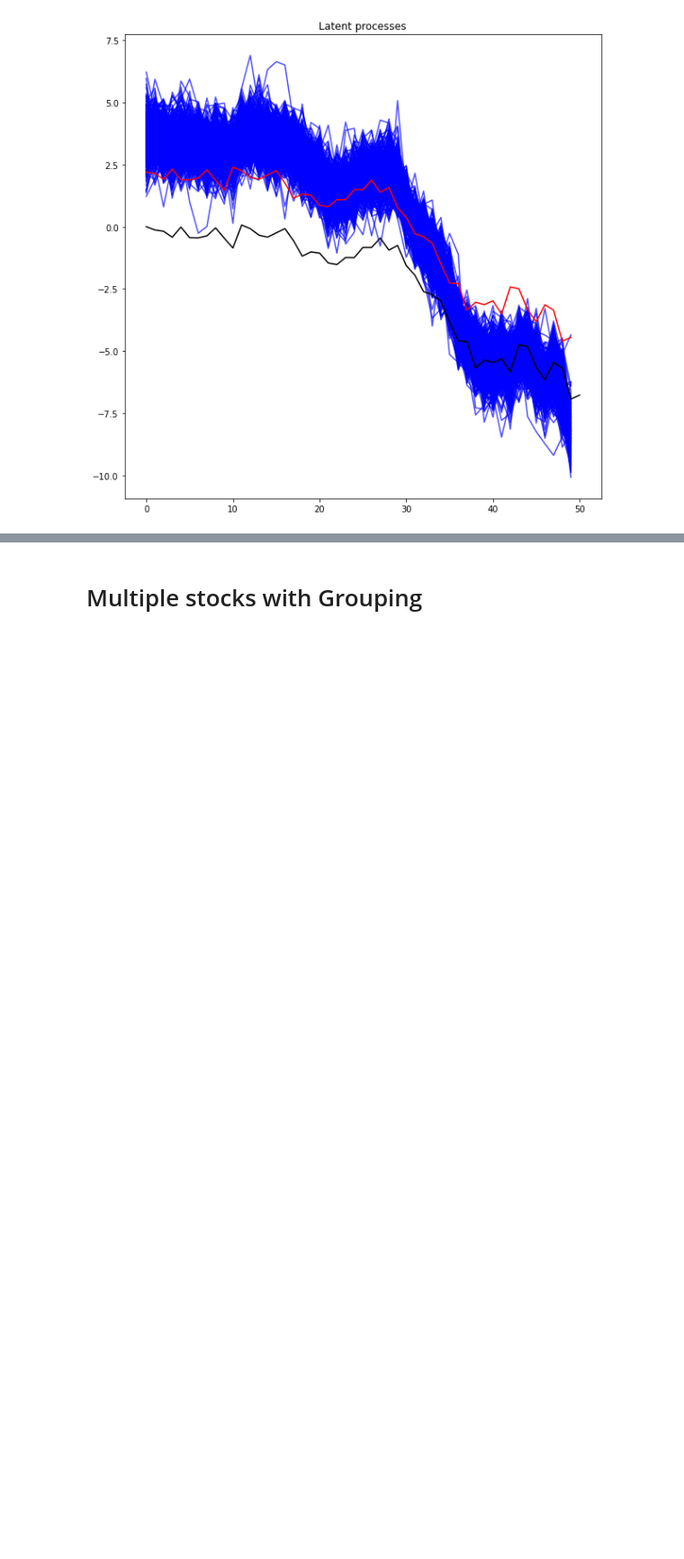
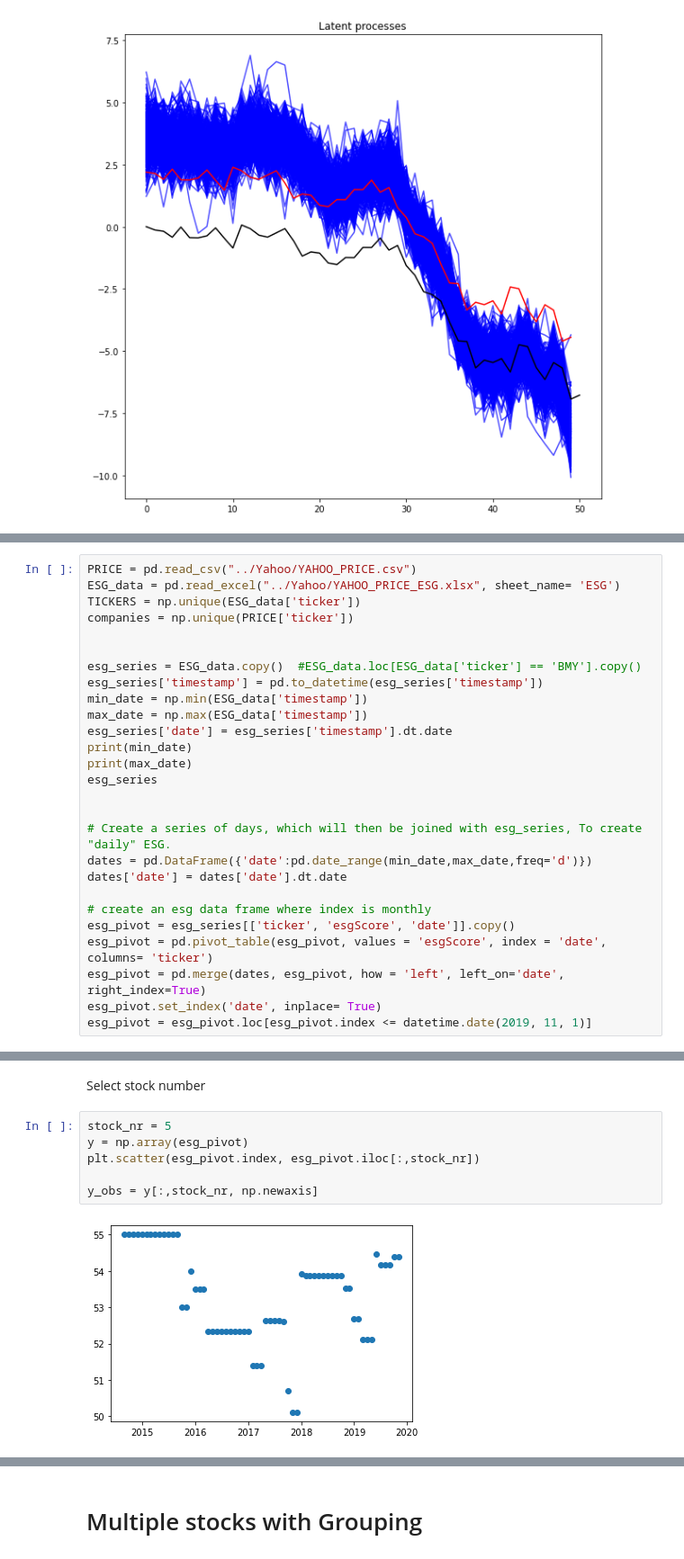
Before and after one commit to ragnarlevi/GTST, a Jupyter notebook: _Workbench/KalmanFilterNumerical.ipynb, the cells around one changed output, grey strips where cells are left out. Shown at 90% size. Cells and saved outputs as stored; diff of their text form; blank space fills up the shorter version.

```diff
--- a/_Workbench/KalmanFilterNumerical.ipynb
+++ b/_Workbench/KalmanFilterNumerical.ipynb
@@ -672,0 +418,27 @@ Text(0.5, 1.0, 'Latent processes')
+# %%
+PRICE = pd.read_csv("../Yahoo/YAHOO_PRICE.csv")
+ESG_data = pd.read_excel("../Yahoo/YAHOO_PRICE_ESG.xlsx", sheet_name= 'ESG')
+TICKERS = np.unique(ESG_data['ticker'])
+companies = np.unique(PRICE['ticker'])
+
+
+esg_series = ESG_data.copy()  #ESG_data.loc[ESG_data['ticker'] == 'BMY'].copy()
+esg_series['timestamp'] = pd.to_datetime(esg_series['timestamp'])
+min_date = np.min(ESG_data['timestamp'])
+max_date = np.max(ESG_data['timestamp'])
+esg_series['date'] = esg_series['timestamp'].dt.date
+print(min_date)
+print(max_date)
+esg_series
+
+
+# Create a series of days, which will then be joined with esg_series, To create "daily" ESG.
+dates = pd.DataFrame({'date':pd.date_range(min_date,max_date,freq='d')})
+dates['date'] = dates['date'].dt.date
+
+# create an esg data frame where index is monthly
+esg_pivot = esg_series[['ticker', 'esgScore', 'date']].copy()
+esg_pivot = pd.pivot_table(esg_pivot, values = 'esgScore', index = 'date', columns= 'ticker')
+esg_pivot = pd.merge(dates, esg_pivot, how = 'left', left_on='date', right_index=True)
+esg_pivot.set_index('date', inplace= True)
+esg_pivot = esg_pivot.loc[esg_pivot.index <= datetime.date(2019, 11, 1)]
@@ -672,0 +448,10 @@ Text(0.5, 1.0, 'Latent processes')
+# %% [markdown]
+Select stock number
+# %%
+stock_nr = 5
+y = np.array(esg_pivot)
+plt.scatter(esg_pivot.index, esg_pivot.iloc[:,stock_nr])
+
+y_obs = y[:,stock_nr, np.newaxis]
+# %% [output]
+[figure, added]
```
Also changed, not shown: parts of 41 cells of this notebook, 9 other files.
